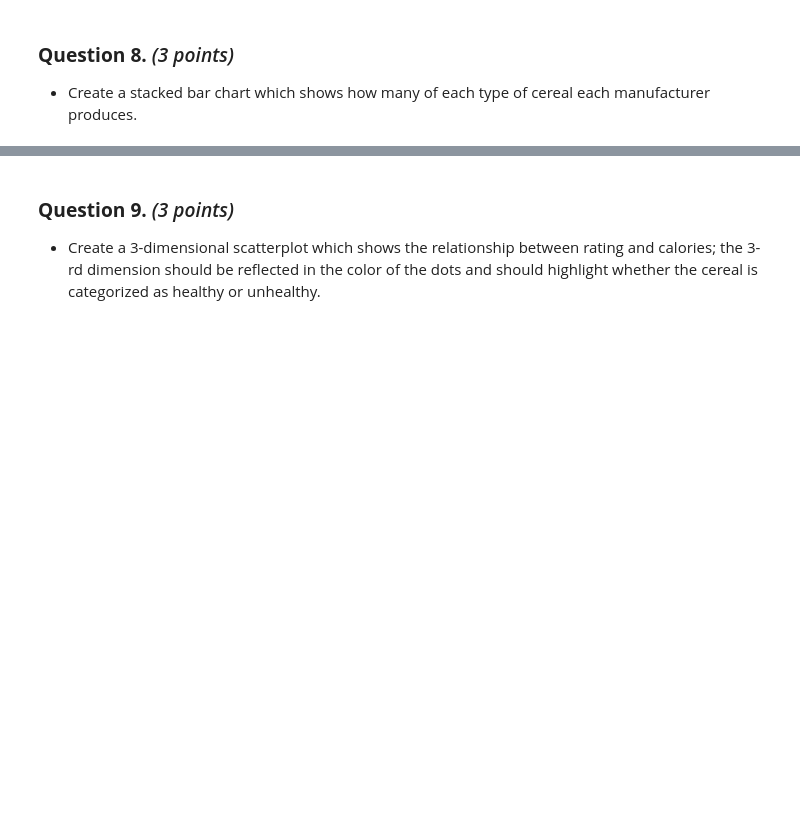
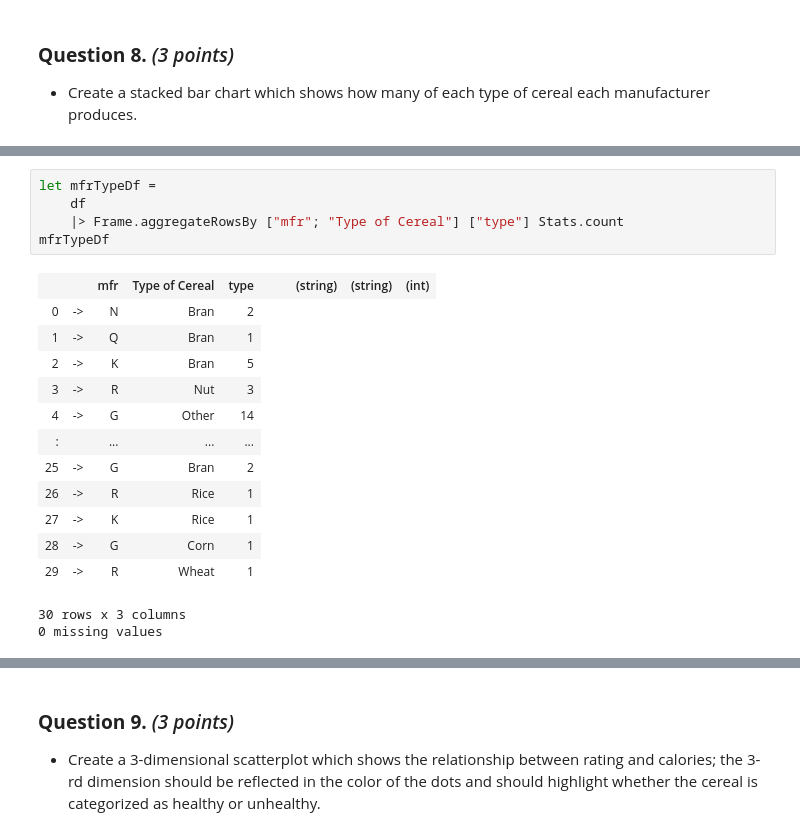
Before and after one commit to Alkasai/3250B, a Jupyter notebook: notebooks/[fsharp] Assignment 1.ipynb, the cells around one changed output, grey strips where cells are left out. Saved outputs shown, nothing was run; the diff lists cells and outputs as text; blank space fills up the shorter version.

```diff
--- a/notebooks/[fsharp] Assignment 1.ipynb
+++ b/notebooks/[fsharp] Assignment 1.ipynb
@@ -554,0 +565,20 @@ df.rename(columns={"mfr": "manufacturer"})\
+# %%
+let mfrTypeDf =
+    df
+    |> Frame.aggregateRowsBy ["mfr"; "Type of Cereal"] ["type"] Stats.count
+mfrTypeDf
+# %% [output]
+|  |  | mfr | Type of Cereal | type |  |  | (string) | (string) | (int) |
+| 0 | -> | N | Bran | 2 |
+| 1 | -> | Q | Bran | 1 |
+| 2 | -> | K | Bran | 5 |
+| 3 | -> | R | Nut | 3 |
+| 4 | -> | G | Other | 14 |
+| : |  | ... | ... | ... |
+| 25 | -> | G | Bran | 2 |
+| 26 | -> | R | Rice | 1 |
+| 27 | -> | K | Rice | 1 |
+| 28 | -> | G | Corn | 1 |
+| 29 | -> | R | Wheat | 1 |
+30 rows x 3 columns
+0 missing values
```
Also changed, not shown: parts of 4 cells of this notebook.
